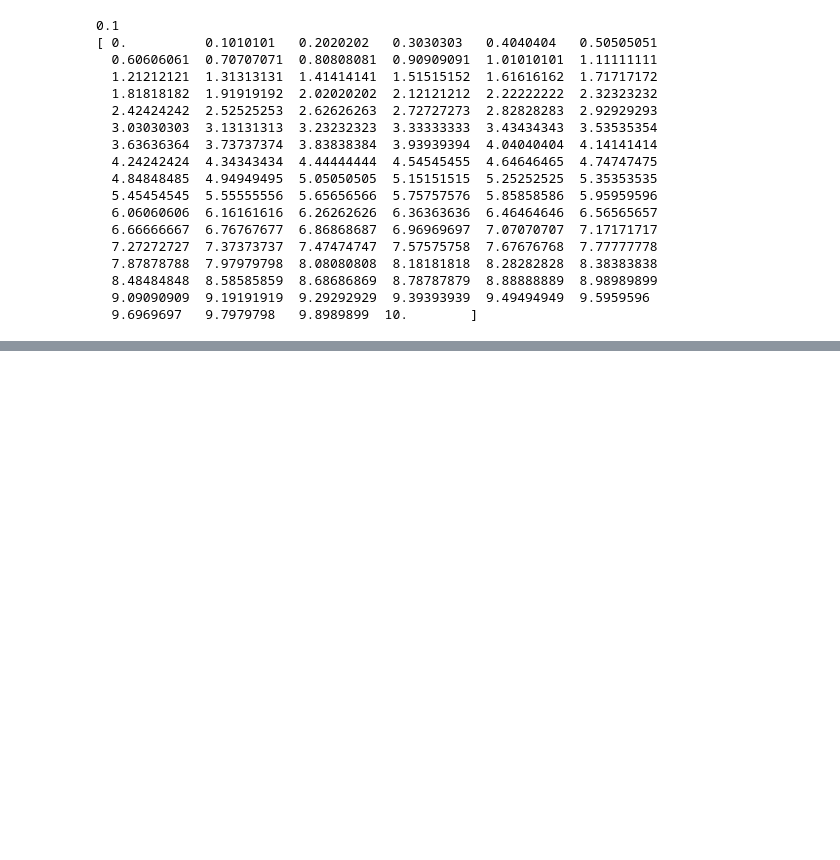
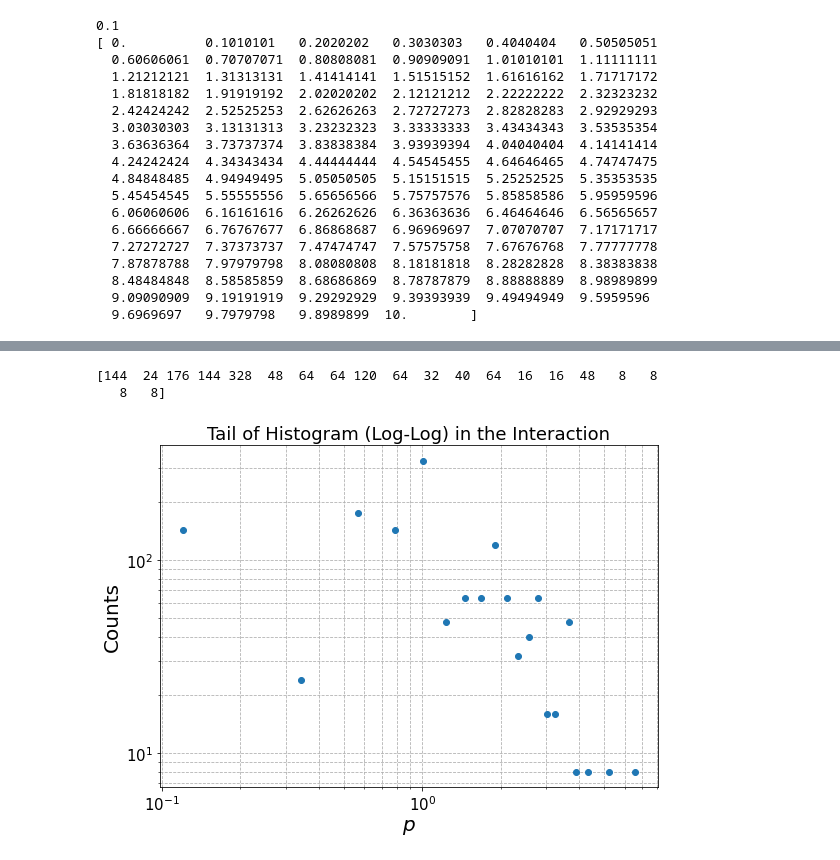
Before and after one commit to emacosta95/QuantumMachineLearningFermions, a Jupyter notebook: QuantumAnnealingTutorial.ipynb, the cells around one changed output, grey strips where cells are left out. Saved outputs shown, nothing was run; the diff lists cells and outputs as text; code cells hidden in the pictures; blank space fills up the shorter version.

```diff
--- a/QuantumAnnealingTutorial.ipynb
+++ b/QuantumAnnealingTutorial.ipynb
@@ -148,0 +165,31 @@ energy via QAE -> (1.6718791965298223-1.1102230246251565e-16j)
+# %%
+# Compute histogram (don't plot yet)
+counts, bin_edges = np.histogram(np.abs(np.asarray(list(twobody_dict.values()))), bins=30,density=False)
+
+# Bin centers (x-axis)
+bin_centers = 0.5 * (bin_edges[1:] + bin_edges[:-1])
+
+# Filter out zero counts to avoid log(0)
+nonzero = counts > 0
+counts = counts[nonzero]
+
+print(counts)
+bin_centers = bin_centers[nonzero]
+bin_widths = np.diff(bin_edges)
+
+pdf = counts #/ (np.sum(counts))
+
+# Plot in log-log scale
+plt.figure(figsize=(8,6))
+plt.loglog(bin_centers, pdf, marker='o', linestyle='none')
+plt.xlabel(r'$p$', fontsize=20)
+plt.ylabel('Counts', fontsize=20)
+plt.tick_params(labelsize=15)
+plt.title(r"Tail of Histogram (Log-Log) in the Interaction", fontsize=18)
+plt.grid(True, which="both", ls="--")
+plt.tight_layout()
+plt.show()
+# %% [output]
+[144  24 176 144 328  48  64  64 120  64  32  40  64  16  16  48   8   8
+   8   8]
+[figure, added]
```
Also changed, not shown: parts of 4 cells of this notebook, 2 other files.
